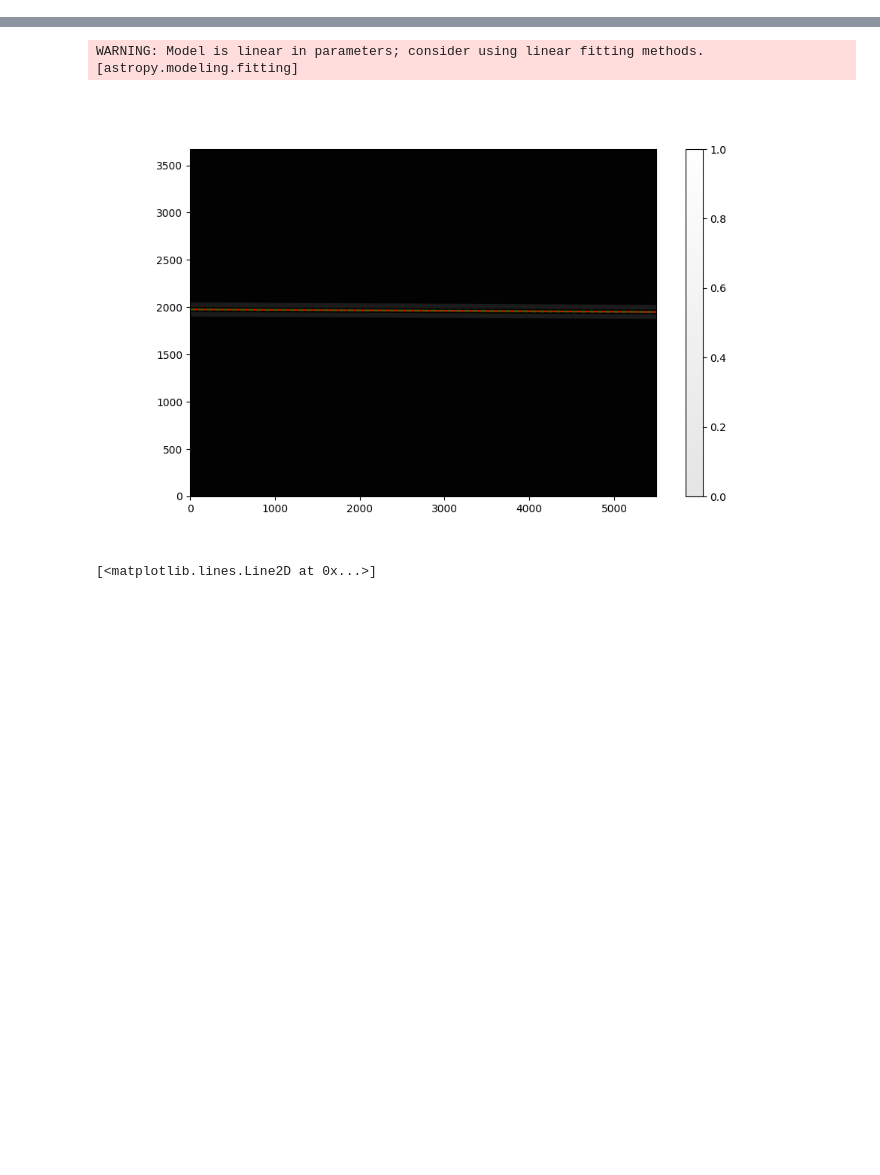
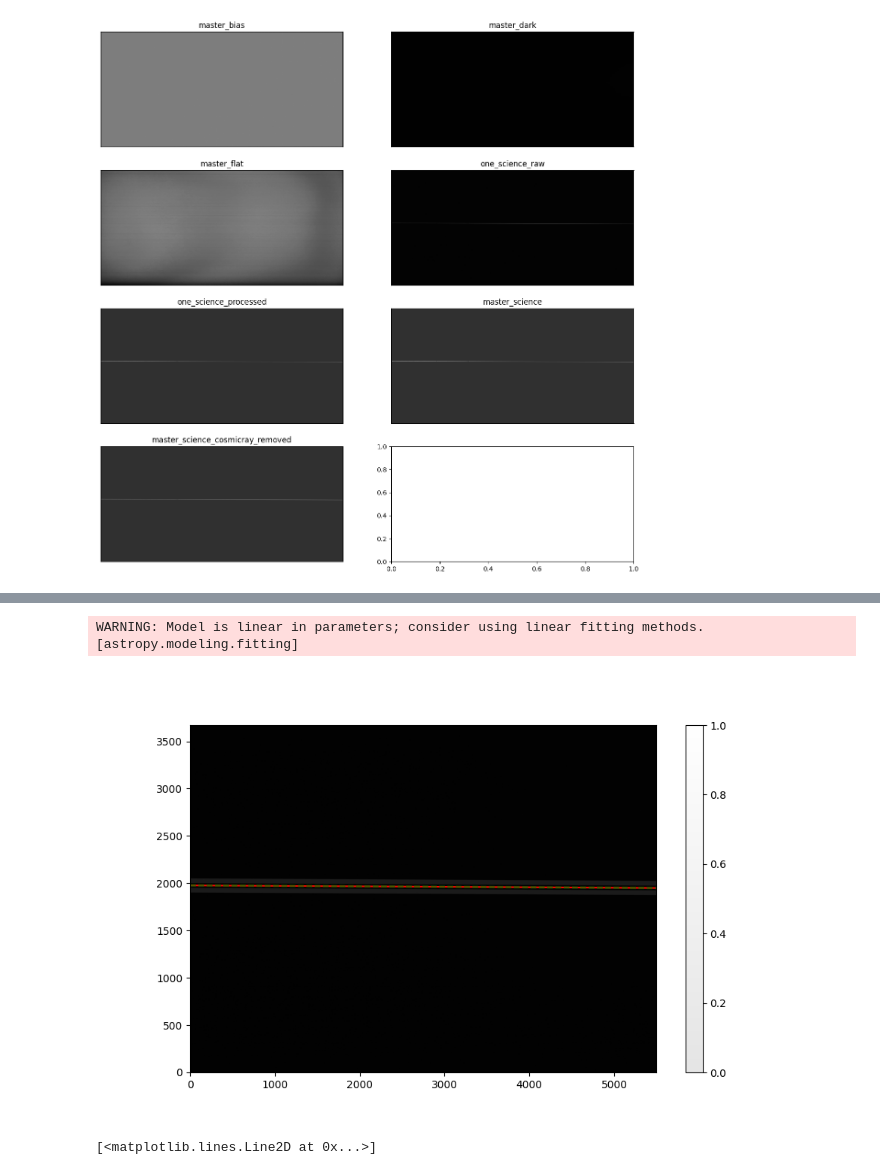
Before and after one commit to plouis35/EasyAstro, a Jupyter notebook: easytools/reduce_spectras.ipynb, the cells around one changed output, grey strips where cells are left out. Cells and saved outputs as stored; diff of their text form; code cells hidden in the pictures; blank space fills up the shorter version.

```diff
--- a/easytools/tests.ipynb
+++ b/easytools/reduce_spectras.ipynb
@@ -0,0 +5,17 @@
+# %%
+dir = 'e:/Astro/Captures/20231008_Void/'
+bias = 'Bias*.*'
+darks = 'dark*.*'
+flats = 'flat*.*'
+sciences = 'deneb*.*'
+
+masterbias = 'masterbias.fit'
+masterdark = 'masterdark.fit'
+masterflat = 'masterflat.fit'
+sciencedata = 'sciencedata.fit'
+
+overwrite_masters = False         # recreate masters or not ?
+memory_limit = 1e9               # how much memory (bytes) to allocate to ccdproc combine ?
+
+camera_electronic_gain = 1.2     # asi 183mm
+camera_readout_noise = 2.2       # asi 183mm
@@ -190,9 +177,68 @@ def combine_fits(files_data: list[np], operation, outfile: str) -> None:
 # %%
-dir = 'e:/Astro/Captures/20231008_Void/'
-sci_data = CCDData.read(dir + 'deneb-200s-1.fit', unit = u.adu)
-master_bias = CCDData.read(dir + 'masterbias.fit', unit = u.adu)
-master_dark = CCDData.read(dir + 'masterdark.fit', unit = u.adu)
-master_flat = CCDData.read(dir + 'masterflat.fit', unit = u.adu)
+master_bias = CCDData.read(dir + masterbias, unit = u.adu)
+master_dark = CCDData.read(dir + masterdark, unit = u.adu)
+master_flat = CCDData.read(dir + masterflat, unit = u.adu)
+science_files  = [dir + f for f in fnmatch.filter(os.listdir(dir), sciences)]
+ppr_science_files  = [dir + f for f in fnmatch.filter(os.listdir(dir), 'ppr-' + sciences)]
+one_science = CCDData.read(science_files[0], unit = u.adu)
+one_science_ppr = CCDData.read(ppr_science_files[0], unit = u.adu)
+master_science = CCDData.read(dir + sciencedata, unit = u.adu)
+master_science_cosmic = CCDData.read(dir + 'final-' + sciencedata, unit = u.adu)
+
+#cmap = plt.cm.magma
+colormap = plt.cm.grey
+cuts = (5, 99.)
+
+fig, ((ax1, ax2), (ax3, ax4), (ax5, ax6), (ax7, ax8)) = plt.subplots(4, 2,figsize=(15, 15))
+
+im1 = ax1.imshow(master_bias, origin='lower', aspect='auto', cmap=colormap)
+ax1.xaxis.set_visible(False)
+ax1.yaxis.set_visible(False)
+im.set_clim(np.percentile(master_bias, cuts))
+ax1.set_title('master_bias')
+#cb = plt.colorbar()
+
+im2 = ax2.imshow(master_dark, origin='lower', aspect='auto', cmap=colormap)
+ax2.xaxis.set_visible(False)
+ax2.yaxis.set_visible(False)
+im2.set_clim(np.percentile(master_dark, cuts))
+ax2.set_title('master_dark')
+#cb = plt.colorbar()
+
+im3 = ax3.imshow(master_flat, origin='lower', aspect='auto', cmap=colormap)
+ax3.xaxis.set_visible(False)
+ax3.yaxis.set_visible(False)
+im3.set_clim(np.percentile(master_flat, cuts))
+ax3.set_title('master_flat')
+#cb = plt.colorbar()
+
+im4 = ax4.imshow(one_science, origin='lower', aspect='auto', cmap=colormap)
+ax4.xaxis.set_visible(False)
+ax4.yaxis.set_visible(False)
+im4.set_clim(np.percentile(one_science, cuts))
+ax4.set_title('one_science_raw')
+#cb = plt.colorbar()
+
+im5 = ax5.imshow(one_science_ppr, origin='lower', aspect='auto', cmap=colormap)
+ax5.xaxis.set_visible(False)
+ax5.yaxis.set_visible(False)
+im5.set_clim(np.percentile(one_science_ppr, cuts))
+ax5.set_title('one_science_processed')
+#cb = plt.colorbar()
+
+im6 = ax6.imshow(master_science, origin='lower', aspect='auto', cmap=colormap)
+ax6.xaxis.set_visible(False)
+ax6.yaxis.set_visible(False)
+im6.set_clim(np.percentile(master_science, cuts))
+ax6.set_title('master_science')
+#cb = plt.colorbar()
+
+im7 = ax7.imshow(master_science_cosmic, origin='lower', aspect='auto', cmap=colormap)
+ax7.xaxis.set_visible(False)
+ax7.yaxis.set_visible(False)
+im7.set_clim(np.percentile(master_science_cosmic, cuts))
+ax7.set_title('master_science_cosmicray_removed')
+#cb = plt.colorbar()
 # %% [output]
 INFO: using the unit adu passed to the FITS reader instead of the unit adu in the FITS file. [astropy.nddata.ccddata]
 INFO: using the unit adu passed to the FITS reader instead of the unit adu in the FITS file. [astropy.nddata.ccddata]
@@ -203,0 +250 @@ WARNING: FITSFixedWarning: 'datfix' made the change 'Set MJD-OBS to 60237.728947
+[figure, added]
```
Also changed, not shown: parts of 17 cells of this notebook, 1 other file.
